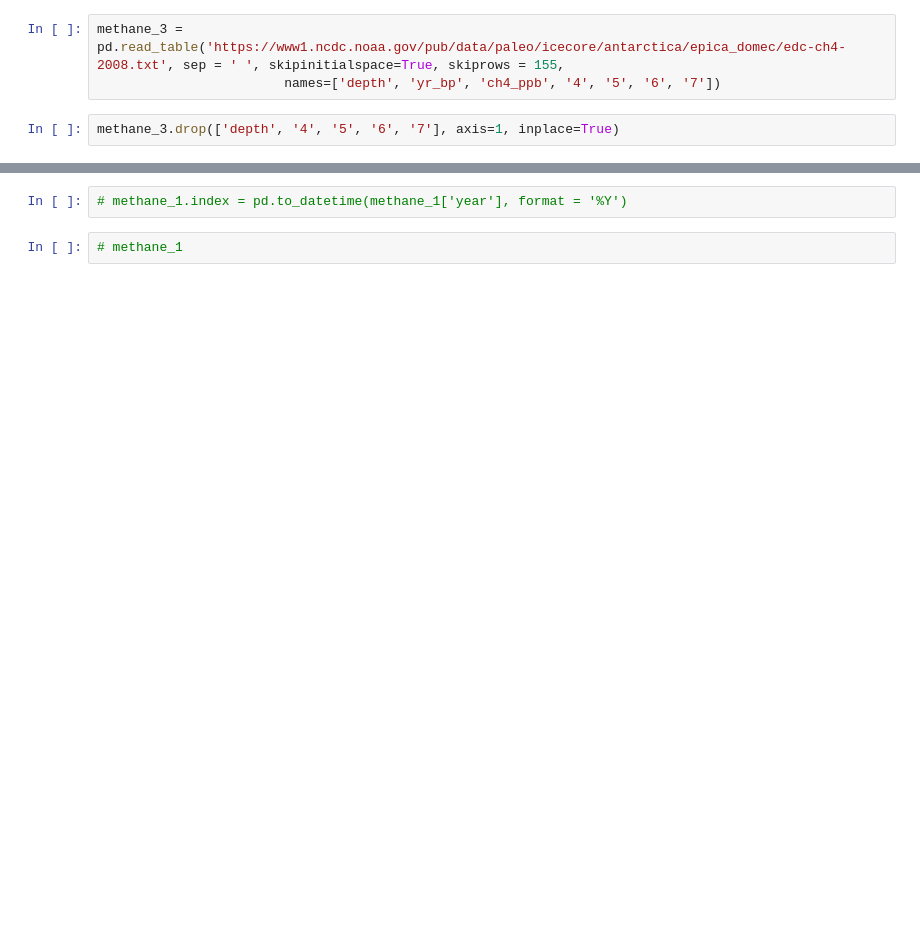
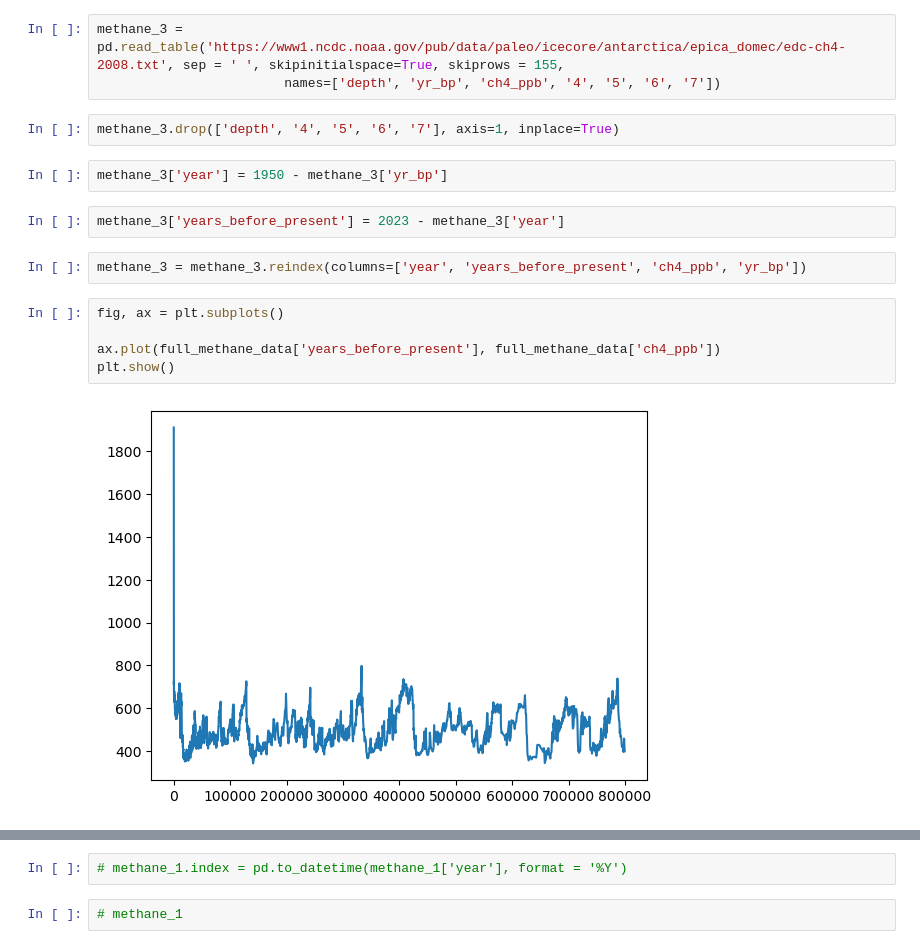
Before and after one commit to humphs078/Owner-avatar-programming_for_data_analysis_assignment_2, a Jupyter notebook: rough_work/methane.ipynb, the cells around one changed output, grey strips where cells are left out. Cells and saved outputs as stored; diff of their text form; blank space fills up the shorter version.

```diff
--- a/rough_work/methane.ipynb
+++ b/rough_work/methane.ipynb
@@ -94,6 +57,19 @@ methane_3 = pd.read_table('https://www1.ncdc.noaa.gov/pub/data/paleo/icecore/ant
                         names=['depth', 'yr_bp', 'ch4_ppb', '4', '5', '6', '7'])
 # %%
 methane_3.drop(['depth', '4', '5', '6', '7'], axis=1, inplace=True)
+# %%
+methane_3['year'] = 1950 - methane_3['yr_bp']
+# %%
+methane_3['years_before_present'] = 2023 - methane_3['year']
+# %%
+methane_3 = methane_3.reindex(columns=['year', 'years_before_present', 'ch4_ppb', 'yr_bp'])
+# %%
+fig, ax = plt.subplots()
+
+ax.plot(full_methane_data['years_before_present'], full_methane_data['ch4_ppb'])
+plt.show()
+# %% [output]
+[figure, added]
 # %%
 methane_3
 # %% [output]
```
Also changed, not shown: parts of 19 cells of this notebook, 10 other files.
